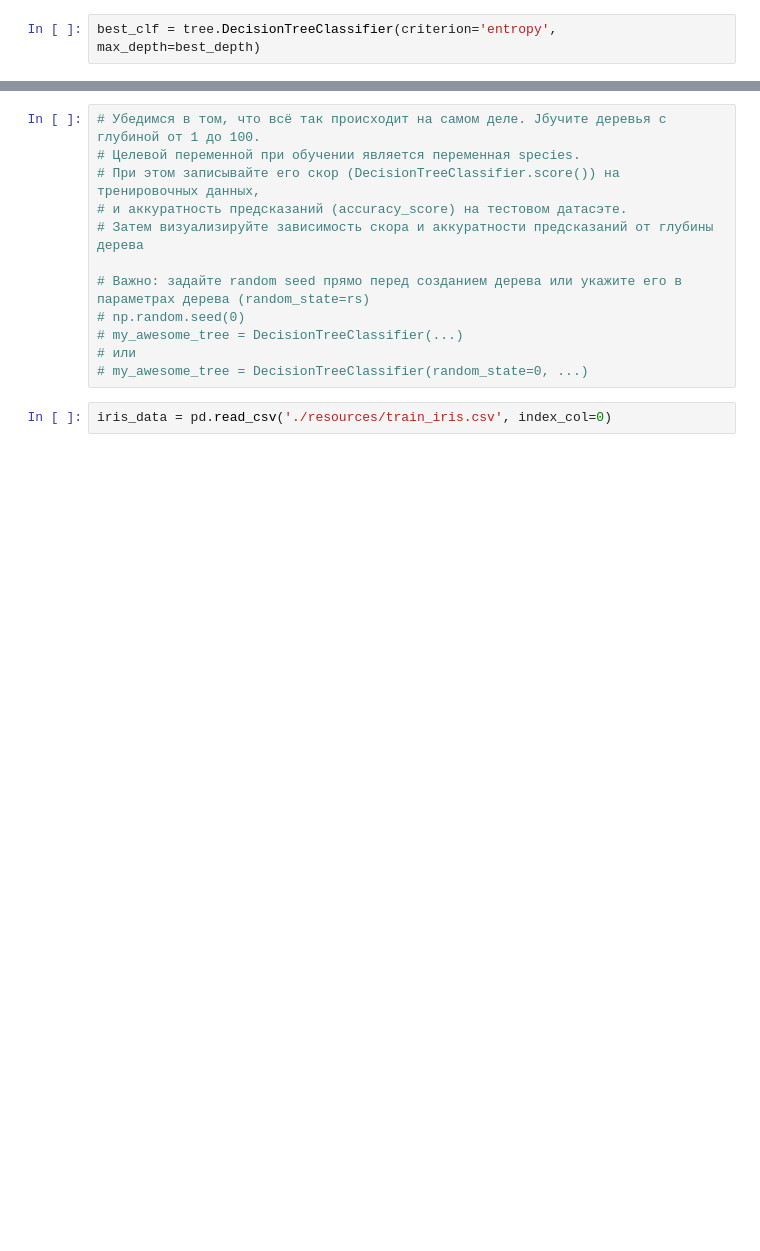
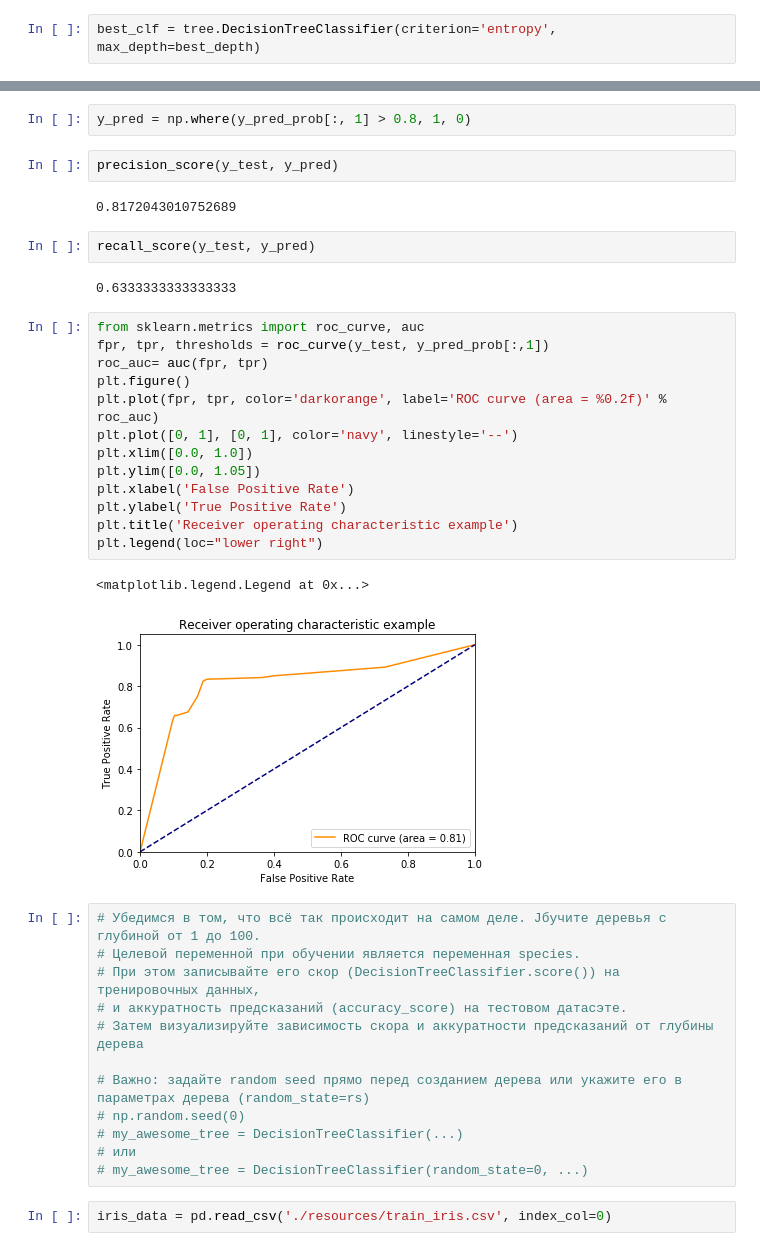
Before and after one commit to z-sector/stepik_data_science, a Jupyter notebook: tree_2-3.ipynb, the cells around one changed output, grey strips where cells are left out. Drawn from its saved outputs; the diff is of its cells as text; blank space fills up the shorter version.

```diff
--- a/tree_2-3.ipynb
+++ b/tree_2-3.ipynb
@@ -301,3 +430,29 @@ cross_val_score(best_clf, x_test, y_test , cv=5).mean()
+# %%
+y_pred = np.where(y_pred_prob[:, 1] > 0.8, 1, 0)
+# %%
+precision_score(y_test, y_pred)
+# %% [output]
+0.8172043010752689
+# %%
+recall_score(y_test, y_pred)
+# %% [output]
+0.6333333333333333
+# %%
+from sklearn.metrics import roc_curve, auc
+fpr, tpr, thresholds = roc_curve(y_test, y_pred_prob[:,1])
+roc_auc= auc(fpr, tpr)
+plt.figure()
+plt.plot(fpr, tpr, color='darkorange', label='ROC curve (area = %0.2f)' % roc_auc)
+plt.plot([0, 1], [0, 1], color='navy', linestyle='--')
+plt.xlim([0.0, 1.0])
+plt.ylim([0.0, 1.05])
+plt.xlabel('False Positive Rate')
+plt.ylabel('True Positive Rate')
+plt.title('Receiver operating characteristic example')
+plt.legend(loc="lower right")
+# %% [output]
+<matplotlib.legend.Legend at 0x...>
+[figure, added]
 # %%
 # Убедимся в том, что всё так происходит на самом деле. Jбучите деревья с глубиной от 1 до 100.
 # Целевой переменной при обучении является переменная species.
```
Also changed, not shown: parts of 28 cells of this notebook.
